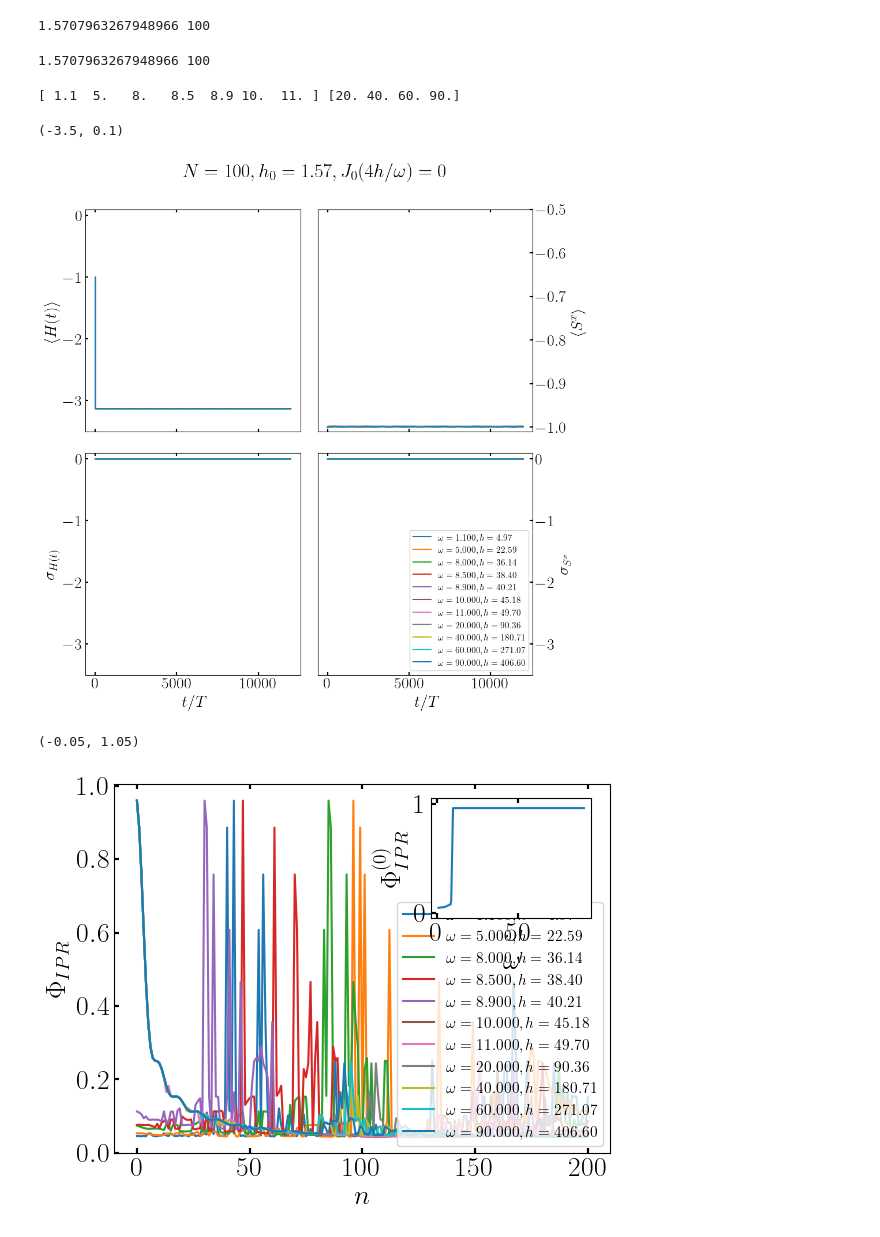
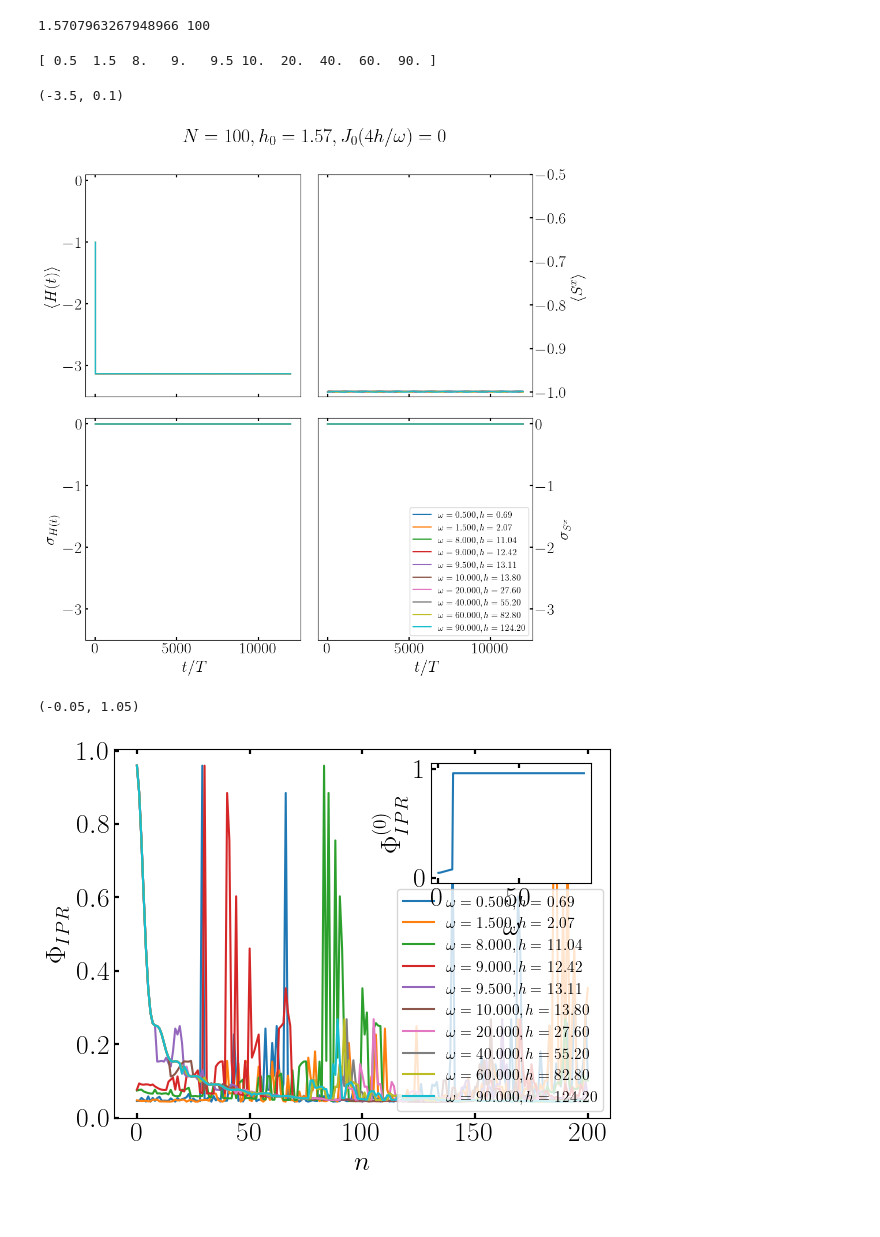
Before and after one commit to hariseldon99/periodic_lipkin, a Jupyter notebook: Reduced_IPR/pretherm_pp.ipynb, the cells around one changed output. Cells and saved outputs as stored; diff of their text form; code cells hidden in the pictures.

```diff
--- a/Reduced_IPR/pretherm_pp.ipynb
+++ b/Reduced_IPR/pretherm_pp.ipynb
@@ -3,7 +3,7 @@ import hdfdict
 import h5py
 import numpy as np
 
-fname = 'frz_multomega_20230327.h5'
+fname = 'frz_multomega_20230329_1130.h5'
 f = h5py.File(fname, 'r')
 fulldata = hdfdict.load(fname)
 h0 = f.attrs['h0']
@@ -13,34 +13,17 @@ f.close()
 print(h0,N)
 # %% [output]
 1.5707963267948966 100
-# %%
-import hdfdict
-import h5py
-import numpy as np
-
-fname2 = 'frz_multomega_20230327_2.h5'
-f = h5py.File(fname2, 'r')
-fulldata2 = hdfdict.load(fname2)
-h0 = f.attrs['h0']
-N = f.attrs['N']
-nperiods = f.attrs['nperiods']
-f.close()
-print(h0,N)
-# %% [output]
-1.5707963267948966 100
 # %%
 omegas = np.array([value['metadata']['omega'] for key, value in fulldata.items()])
-omegas2 = np.array([value['metadata']['omega'] for key, value in fulldata2.items()])
 
-print(omegas, omegas2)
+print(omegas)
 # %% [output]
-[ 1.1  5.   8.   8.5  8.9 10.  11. ] [20. 40. 60. 90.]
+[ 0.5  1.5  8.   9.   9.5 10.  20.  40.  60.  90. ]
 # %%
 from scipy.special import j0
 import matplotlib.pyplot as plt
 
-keys = ['0','1','2','3','4','5','6']
-keys2 = ['0','1','2','3']
+keys = ['0','1','2','3','4','5','6','7','8','9']
 
 fig,axs = plt.subplots(2,2, tight_layout=True, figsize=(10, 10))
 
@@ -55,14 +38,6 @@ for key in keys:
     axs[1,0].plot(data['evar'],label=fr'$\omega={omega:1.3f}, h={h:1.2f}$')
     axs[1,1].plot(data['evar'],label=fr'$\omega={omega:1.3f}, h={h:1.2f}$')
 
-for key in keys2:
-    data = fulldata2[key]
-    omega = data['metadata']['omega']
-    h = data['metadata']['h']
-    axs[0,0].plot(data['eavg'],label=fr'$\omega={omega:1.3f}, h={h:1.2f}$')
-    axs[0,1].plot(data['sxavg'],label=fr'$\omega={omega:1.3f}, h={h:1.2f}$')
-    axs[1,0].plot(data['evar'],label=fr'$\omega={omega:1.3f}, h={h:1.2f}$')
-    axs[1,1].plot(data['evar'],label=fr'$\omega={omega:1.3f}, h={h:1.2f}$')
 
 axs[0,0].set_ylabel(r"$\langle H(t) \rangle$")
 
@@ -96,15 +71,14 @@ axs[1,1].set_ylim((-3.5, 0.1))
 #plt.legend([handles[idx] for idx in order],[labels[idx] for idx in order])
 # %% [output]
 (-3.5, 0.1)
-[figure, old version]
+[figure, new version]
 # %%
 from scipy.special import j0
 import matplotlib.pyplot as plt
 
 
 chosen_state = 0
-keys = ['0','1','2','3','4','5','6']
-keys2 = ['0','1','2','3']
+keys = ['0','1','2','3','4','5','6','7','8','9']
 
 fig, ax1 = plt.subplots()
 
@@ -113,42 +87,34 @@ iprdata = []
 
 for key in keys:
     data = fulldata[key]
-    omega = data['metadata']['omega']
-    omegas.append(omega)
-    h = data['metadata']['h']
-    ax1.plot(data['ipr'],label=fr'$\omega={omega:1.3f}, h={h:1.2f}$')
-    iprdata.append(data['ipr'][chosen_state])
-
-for key in keys2:
-    data = fulldata2[key]
     omega = data['metadata']['omega']
     omegas.append(omega)
     h = data['metadata']['h']
     ax1.plot(data['ipr'],label=fr'$\omega={omega:1.3f}, h={h:1.2f}$')
     iprdata.append(data['ipr'][chosen_state])
 
 
 ax1.set_ylabel(r"$\Phi_{IPR}$")
 ax1.set_xlabel(r"$n$")
 ax1.legend(loc='lower right', fontsize=11)
 
 left, bottom, width, height = [0.62, 0.6, 0.25, 0.25]
 ax2 = fig.add_axes([left, bottom, width, height])
 ax2.plot(omegas, iprdata)
 ax2.set_xlabel(r"$\omega$")
 
 ax2.set_ylabel(r"$\Phi^{(0)}_{IPR}$")
 ax2.set_ylim((-0.05,1.05))
 
 
 #get handles and labels
 #handles, labels = plt.gca().get_legend_handles_labels()
 
 #specify order of items in legend
 #order = [2,3,0,5,6,4]
 
 #add legend to plot
 #plt.legend([handles[idx] for idx in order],[labels[idx] for idx in order])
 # %% [output]
 (-0.05, 1.05)
-[figure, old version]
+[figure, new version]
```
Also changed, not shown: 3 other files.
